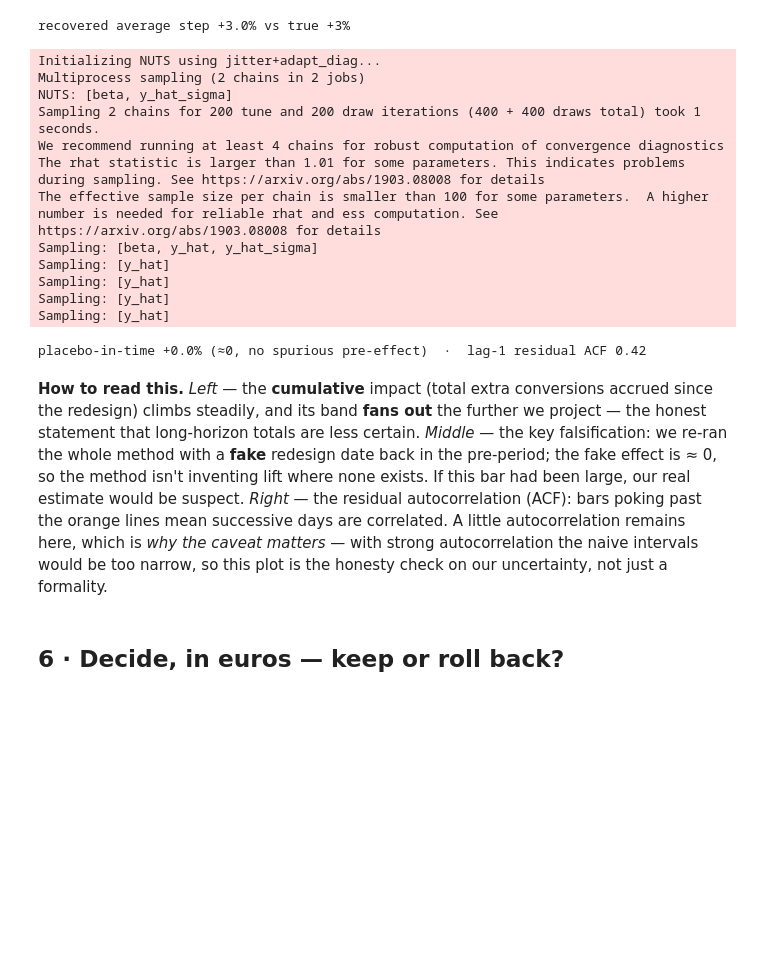
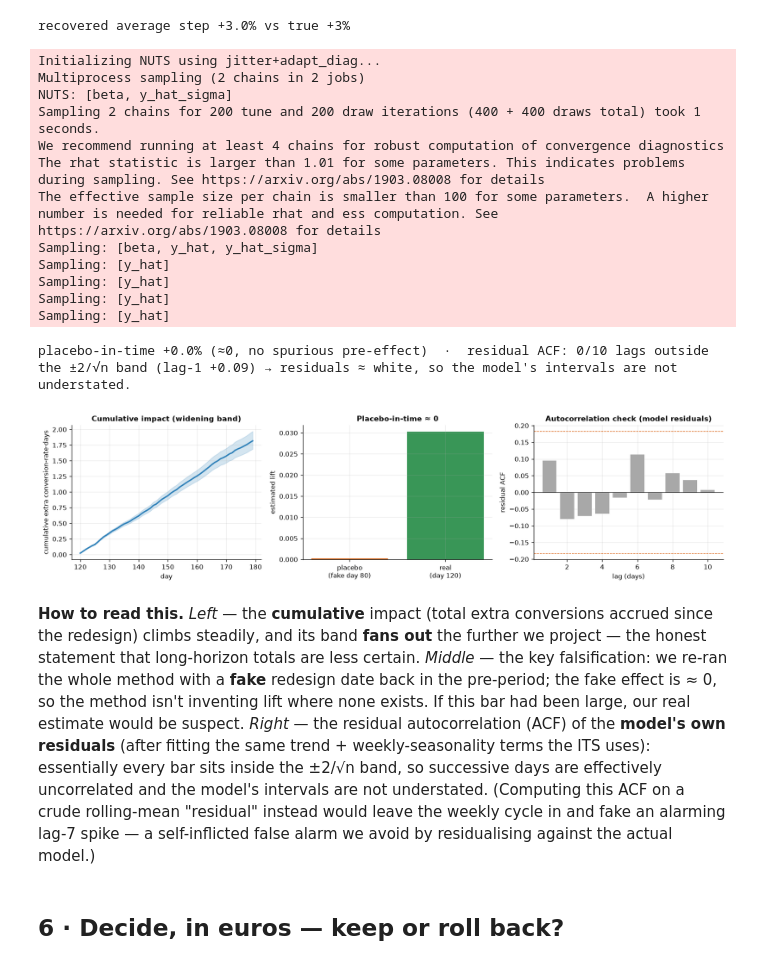
Before and after one commit to fmuia/sda_projects, a Jupyter notebook: causal-marketing-pymc/notebooks/10_redesign_its.ipynb, the cells around one changed output. Cells and saved outputs as stored; diff of their text form; code cells hidden in the pictures; blank space fills up the shorter version.

```diff
--- a/causal-marketing-pymc/notebooks/10_redesign_its.ipynb
+++ b/causal-marketing-pymc/notebooks/10_redesign_its.ipynb
@@ -122,48 +122,61 @@ recovered average step +3.0% vs true +3%
 FAKE = 80
 pre = df[df.t < REDESIGN].copy()
 res_p = est.its(pre.set_index("t", drop=False), treatment_time=FAKE, formula="conversion ~ 1 + t + sin7 + cos7", fast=FAST)
 placebo = res_p.post_impact.mean(dim=["treated_units","obs_ind"]).values.mean()
 
-# residual autocorrelation on the pre-period fit
-resid = (df.conversion.values - df.conversion.rolling(7, center=True, min_periods=1).mean().values)[:REDESIGN]
+# Residual autocorrelation on the pre-period fit — residuals from the SAME model the
+# ITS uses (conversion ~ 1 + t + sin7 + cos7), NOT a centred rolling mean. A rolling
+# mean removes level/trend but leaves the weekly sin7/cos7 cycle IN, so its "residual"
+# ACF shows a big spurious lag-7 spike for seasonality the model already fits. Only the
+# model residual is the honest check on whether uncertainty is understated.
+Dpre = np.column_stack([np.ones(len(pre)), pre.t.values, pre.sin7.values, pre.cos7.values])
+beta_pre, *_ = np.linalg.lstsq(Dpre, pre.conversion.values, rcond=None)
+resid = pre.conversion.values - Dpre @ beta_pre
 def acf(x, k): x=x-x.mean(); return np.correlate(x[:-k], x[k:])[0]/np.correlate(x,x)[0]
 lags = range(1, 11); acfs = [acf(resid, k) for k in lags]
+band = 2/np.sqrt(len(resid))
 
 fig, ax = plt.subplots(1, 3, figsize=(14, 3.6))
 post_days = np.arange(REDESIGN, len(df))
 ax[0].plot(post_days, cum_impact.mean(0), color=plots.BLUE, lw=2)
 ax[0].fill_between(post_days, np.quantile(cum_impact,0.05,0), np.quantile(cum_impact,0.95,0), color=plots.BLUE, alpha=0.2)
 ax[0].set_xlabel("day"); ax[0].set_ylabel("cumulative extra conversion-rate·days"); ax[0].set_title("Cumulative impact (widening band)")
 ax[1].axhline(0, color="k", lw=0.6); ax[1].bar(["placebo\n(fake day 80)","real\n(day 120)"], [placebo, avg_impact.mean()],
     color=[plots.ORANGE, plots.GREEN], alpha=0.9); ax[1].set_ylabel("estimated lift"); ax[1].set_title("Placebo-in-time ≈ 0")
 ax[2].bar(list(lags), acfs, color=plots.GREY, alpha=0.85); ax[2].axhline(0, color="k", lw=0.6)
-ax[2].axhline(2/np.sqrt(REDESIGN), color=plots.ORANGE, ls="--", lw=0.8); ax[2].axhline(-2/np.sqrt(REDESIGN), color=plots.ORANGE, ls="--", lw=0.8)
-ax[2].set_xlabel("lag (days)"); ax[2].set_ylabel("residual ACF"); ax[2].set_title("Autocorrelation check")
+ax[2].axhline(band, color=plots.ORANGE, ls="--", lw=0.8); ax[2].axhline(-band, color=plots.ORANGE, ls="--", lw=0.8)
+ax[2].set_xlabel("lag (days)"); ax[2].set_ylabel("residual ACF"); ax[2].set_title("Autocorrelation check (model residuals)")
 fig.tight_layout()
-print(f"placebo-in-time +{placebo:.1%} (≈0, no spurious pre-effect)  ·  lag-1 residual ACF {acfs[0]:.2f}")
+n_out = int(np.sum(np.abs(acfs) > band))
+print(f"placebo-in-time +{placebo:.1%} (≈0, no spurious pre-effect)  ·  residual ACF: {n_out}/10 lags outside the "
+      f"±2/√n band (lag-1 {acfs[0]:+.2f}) → residuals ≈ white, so the model's intervals are not understated.")
+plt.show()
 # %% [output]
 Initializing NUTS using jitter+adapt_diag...
 Multiprocess sampling (2 chains in 2 jobs)
 NUTS: [beta, y_hat_sigma]
 Sampling 2 chains for 200 tune and 200 draw iterations (400 + 400 draws total) took 1 seconds.
 We recommend running at least 4 chains for robust computation of convergence diagnostics
 The rhat statistic is larger than 1.01 for some parameters. This indicates problems during sampling. See https://arxiv.org/abs/1903.08008 for details
 The effective sample size per chain is smaller than 100 for some parameters.  A higher number is needed for reliable rhat and ess computation. See https://arxiv.org/abs/1903.08008 for details
 Sampling: [beta, y_hat, y_hat_sigma]
 Sampling: [y_hat]
 Sampling: [y_hat]
 Sampling: [y_hat]
 Sampling: [y_hat]
-placebo-in-time +0.0% (≈0, no spurious pre-effect)  ·  lag-1 residual ACF 0.42
+placebo-in-time +0.0% (≈0, no spurious pre-effect)  ·  residual ACF: 0/10 lags outside the ±2/√n band (lag-1 +0.09) → residuals ≈ white, so the model's intervals are not understated.
+[figure, added]
 # %% [markdown]
 **How to read this.** *Left* — the **cumulative** impact (total extra conversions accrued since the
 redesign) climbs steadily, and its band **fans out** the further we project — the honest statement that
 long-horizon totals are less certain. *Middle* — the key falsification: we re-ran the whole method with a
 **fake** redesign date back in the pre-period; the fake effect is ≈ 0, so the method isn't inventing lift
 where none exists. If this bar had been large, our real estimate would be suspect. *Right* — the residual
-autocorrelation (ACF): bars poking past the orange lines mean successive days are correlated. A little
-autocorrelation remains here, which is *why the caveat matters* — with strong autocorrelation the naive
-intervals would be too narrow, so this plot is the honesty check on our uncertainty, not just a formality.
+autocorrelation (ACF) of the **model's own residuals** (after fitting the same trend + weekly-seasonality
+terms the ITS uses): essentially every bar sits inside the ±2/√n band, so successive days are effectively
+uncorrelated and the model's intervals are not understated. (Computing this ACF on a crude rolling-mean
+"residual" instead would leave the weekly cycle in and fake an alarming lag-7 spike — a self-inflicted false
+alarm we avoid by residualising against the actual model.)
 # %% [markdown]
 ## 6 · Decide, in euros — keep or roll back?
 # %%
```
Also changed, not shown: 15 other files.
